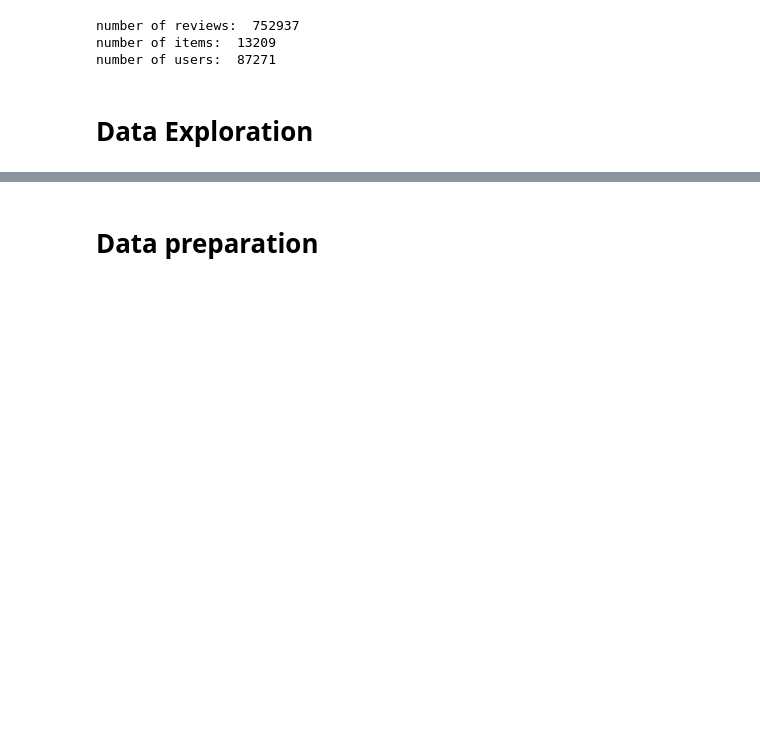
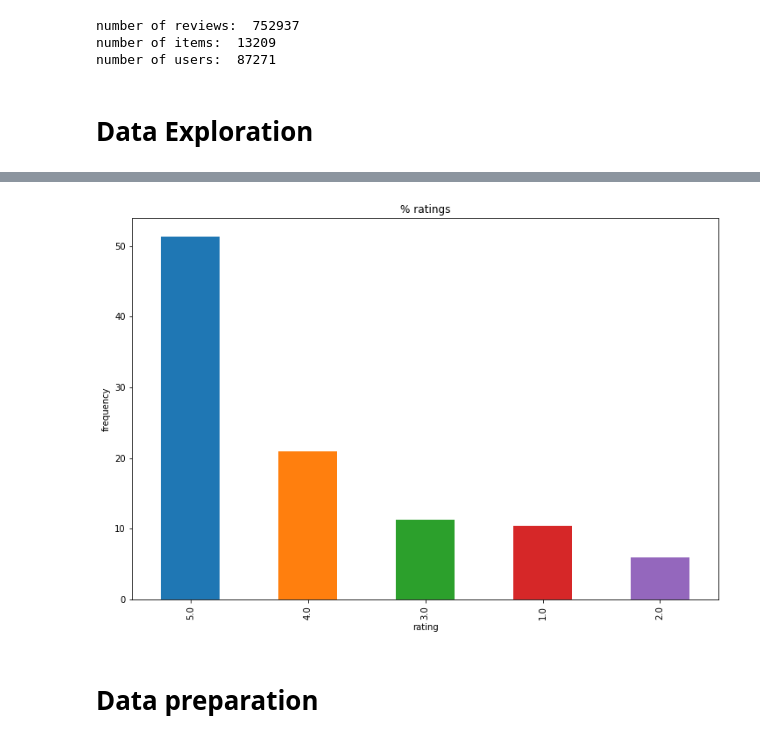
Before and after one commit to saikatkumardey/recommendation-systems-workshop, a Jupyter notebook: workshop.ipynb, the cells around one changed output, grey strips where cells are left out. Cells and saved outputs as stored; diff of their text form; code cells hidden in the pictures; blank space fills up the shorter version.

```diff
--- a/workshop.ipynb
+++ b/workshop.ipynb
@@ -165,2 +232,14 @@ number of users:  87271
+# %%
+rating_pct_df = df.rating.value_counts()*100.0/df.rating.value_counts().sum()
+rating_pct_df.head()
+
+fig,ax = plt.subplots(figsize=(12,8))
+rating_pct_df.plot(kind='bar')
+plt.title('% ratings')
+plt.xlabel('rating')
+plt.ylabel('frequency')
+plt.plot();
+# %% [output]
+[figure, added]
 # %% [markdown]
 # Data preparation
```
Also changed, not shown: parts of 65 cells of this notebook.
